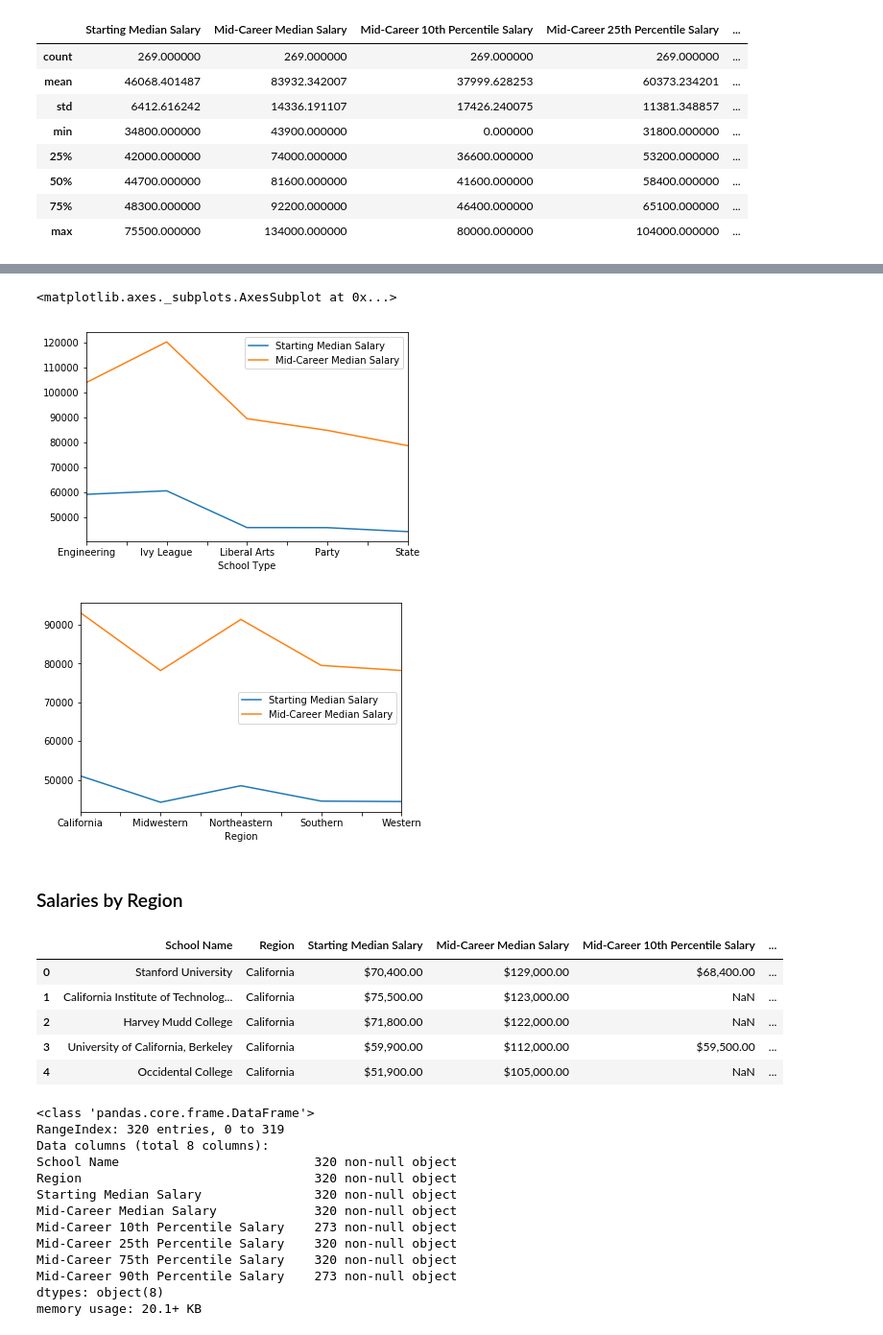
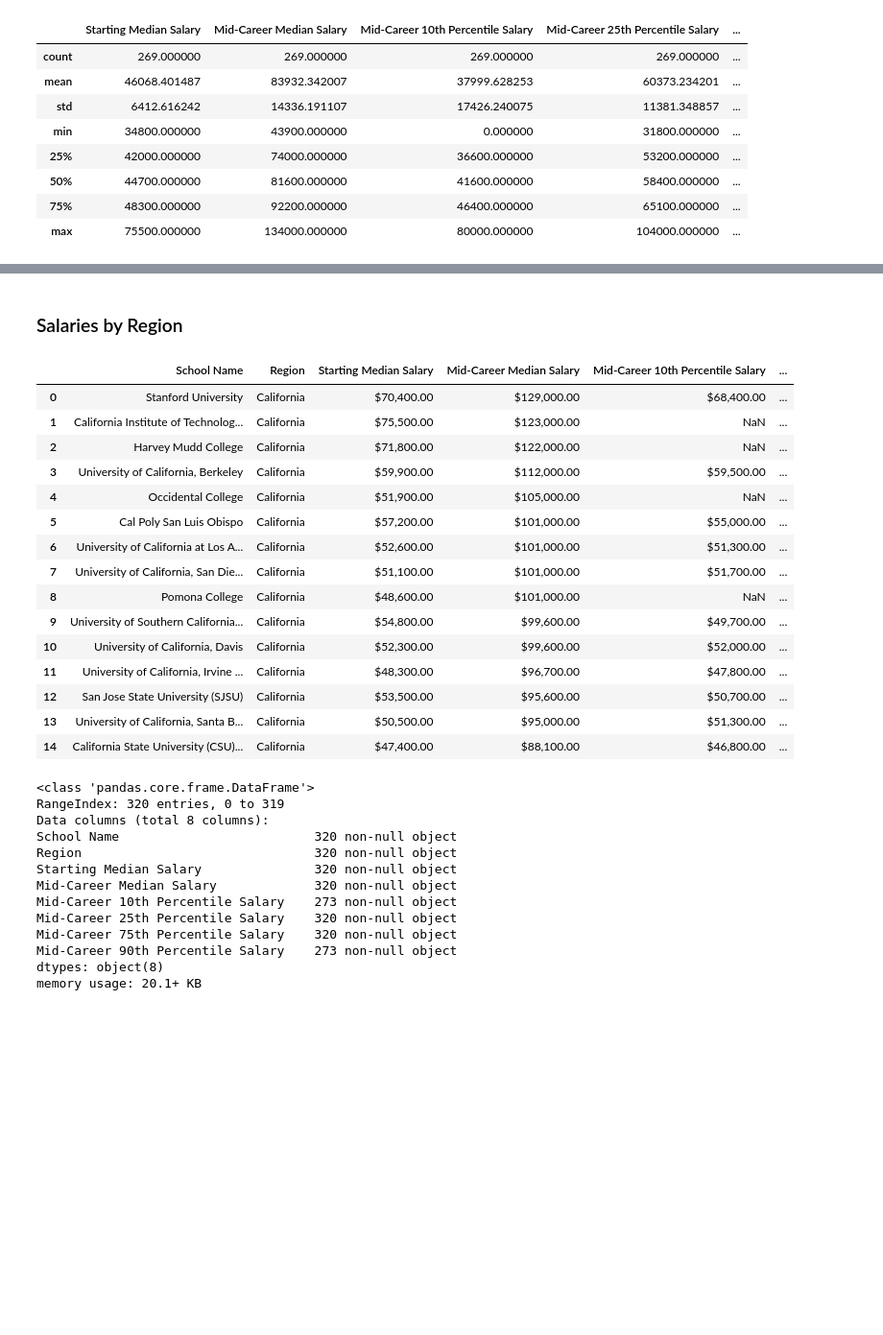
Before and after one commit to LyuboKushev/college-attendance-usa, a Jupyter notebook: Where It Pays to Attend College.ipynb, the cells around one changed output, grey strips where cells are left out. Shown at 96% size. Cells and saved outputs as stored; diff of their text form; code cells hidden in the pictures; blank space fills up the shorter version.

```diff
--- a/Where It Pays to Attend College.ipynb
+++ b/Where It Pays to Attend College.ipynb
@@ -182,21 +169,24 @@ start_mid_salary_by_region
-# %%
-start_mid_salary_by_type.plot()
-start_mid_salary_by_region.plot()
-# %% [output]
-<matplotlib.axes._subplots.AxesSubplot at 0x...>
-[figure, removed]
-[figure, removed]
 # %% [markdown]
 ### Salaries by Region
 # %%
-salaries_region = pd.read_csv("salaries-by-region.csv")
+REGION = pd.read_csv("salaries-by-region.csv")
-# %%
-salaries_region.head()
-# %% [output]
-|  | School Name | Region | Starting Median Salary | Mid-Career Median Salary | Mid-Career 10th Percentile Salary | ... |
-| 0 | Stanford University | California | $70,400.00 | $129,000.00 | $68,400.00 | ... |
-| 1 | California Institute of Technolog... | California | $75,500.00 | $123,000.00 | NaN | ... |
-| 2 | Harvey Mudd College | California | $71,800.00 | $122,000.00 | NaN | ... |
-| 3 | University of California, Berkeley | California | $59,900.00 | $112,000.00 | $59,500.00 | ... |
-| 4 | Occidental College | California | $51,900.00 | $105,000.00 | NaN | ... |
+# %%
+REGION.head(15)
+# %% [output]
+|  | School Name | Region | Starting Median Salary | Mid-Career Median Salary | Mid-Career 10th Percentile Salary | ... |
+| 0 | Stanford University | California | $70,400.00 | $129,000.00 | $68,400.00 | ... |
+| 1 | California Institute of Technolog... | California | $75,500.00 | $123,000.00 | NaN | ... |
+| 2 | Harvey Mudd College | California | $71,800.00 | $122,000.00 | NaN | ... |
+| 3 | University of California, Berkeley | California | $59,900.00 | $112,000.00 | $59,500.00 | ... |
+| 4 | Occidental College | California | $51,900.00 | $105,000.00 | NaN | ... |
+| 5 | Cal Poly San Luis Obispo | California | $57,200.00 | $101,000.00 | $55,000.00 | ... |
+| 6 | University of California at Los A... | California | $52,600.00 | $101,000.00 | $51,300.00 | ... |
+| 7 | University of California, San Die... | California | $51,100.00 | $101,000.00 | $51,700.00 | ... |
+| 8 | Pomona College | California | $48,600.00 | $101,000.00 | NaN | ... |
+| 9 | University of Southern California... | California | $54,800.00 | $99,600.00 | $49,700.00 | ... |
+| 10 | University of California, Davis | California | $52,300.00 | $99,600.00 | $52,000.00 | ... |
+| 11 | University of California, Irvine ... | California | $48,300.00 | $96,700.00 | $47,800.00 | ... |
+| 12 | San Jose State University (SJSU) | California | $53,500.00 | $95,600.00 | $50,700.00 | ... |
+| 13 | University of California, Santa B... | California | $50,500.00 | $95,000.00 | $51,300.00 | ... |
+| 14 | California State University (CSU)... | California | $47,400.00 | $88,100.00 | $46,800.00 | ... |
 # %%
```
Also changed, not shown: parts of 35 cells of this notebook.
